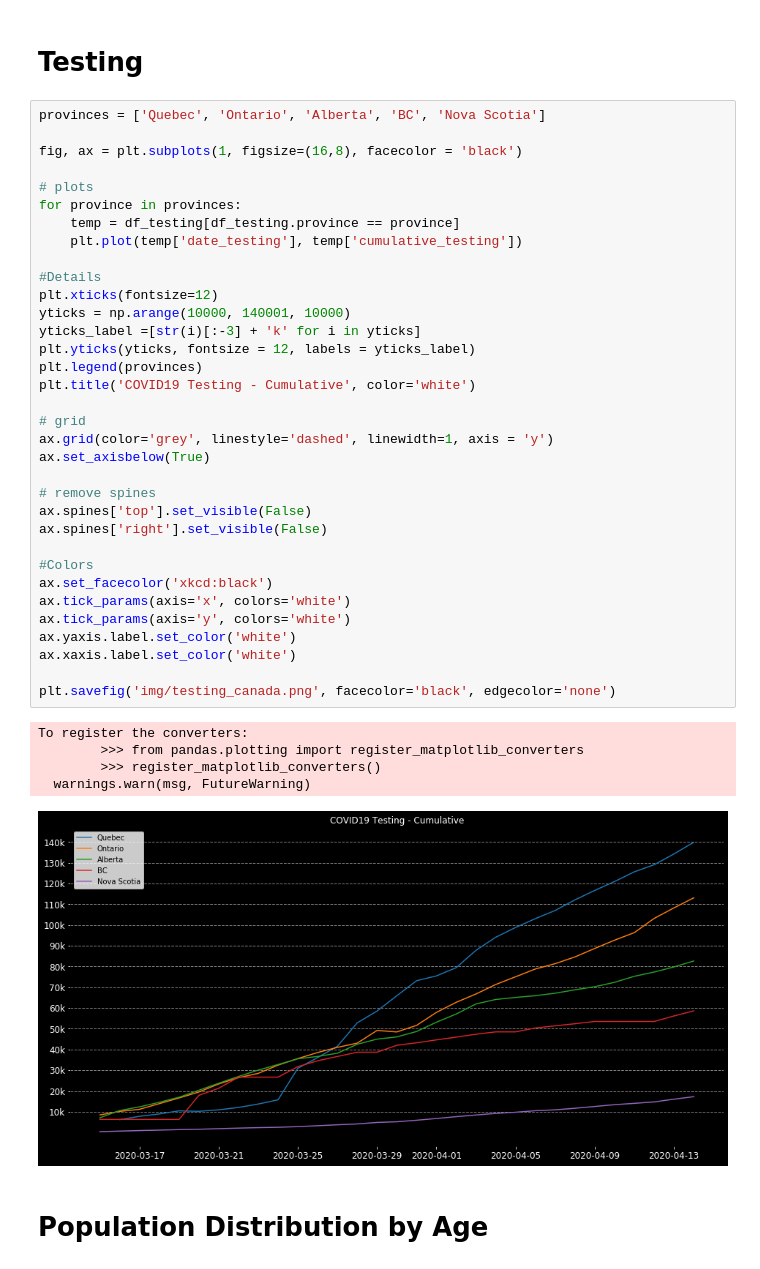
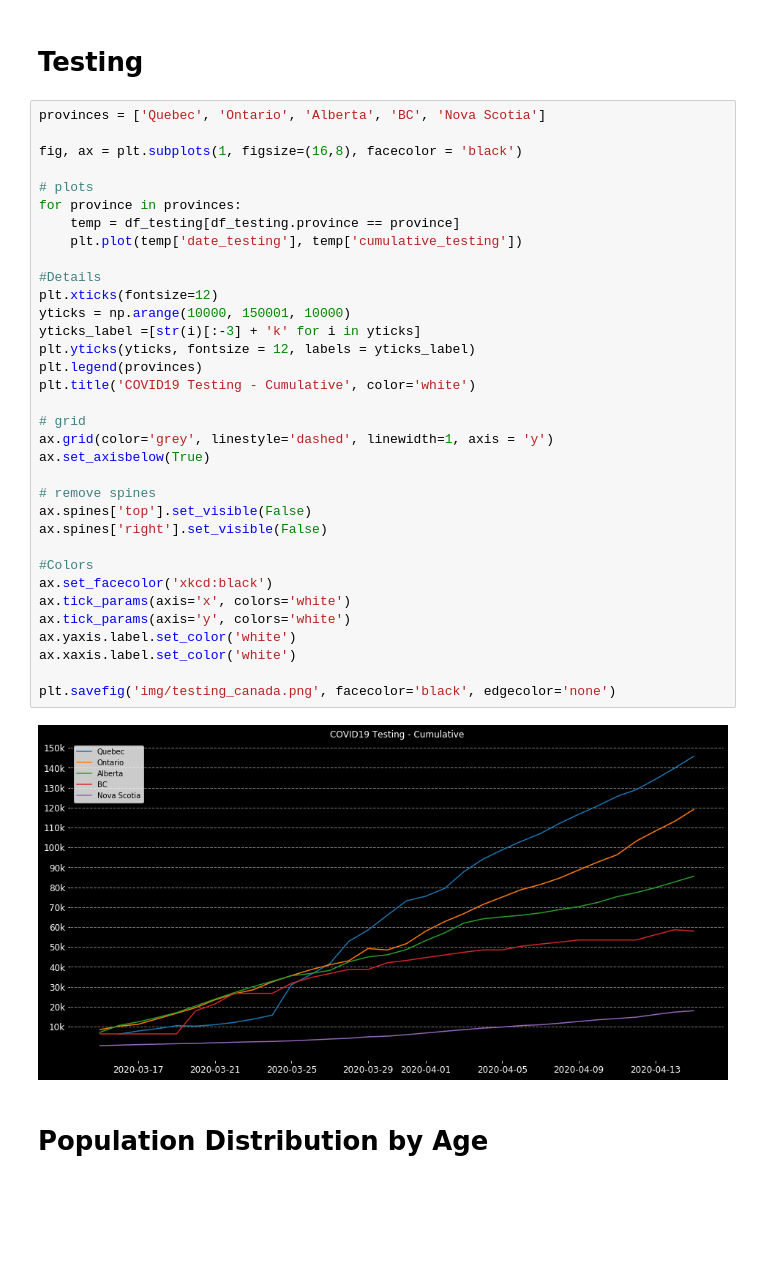
Before and after one commit to Thiagobc23/COVID-19, a Jupyter notebook: 08_canada.ipynb, the cells around one changed output. Cells and saved outputs as stored; diff of their text form; blank space fills up the shorter version.

```diff
--- a/08_canada.ipynb
+++ b/08_canada.ipynb
@@ -104,39 +104,35 @@ fig, ax = plt.subplots(1, figsize=(16,8), facecolor = 'black')
 
 # plots
 for province in provinces:
     temp = df_testing[df_testing.province == province]
     plt.plot(temp['date_testing'], temp['cumulative_testing'])
 
 #Details
 plt.xticks(fontsize=12)
-yticks = np.arange(10000, 140001, 10000)
+yticks = np.arange(10000, 150001, 10000)
 yticks_label =[str(i)[:-3] + 'k' for i in yticks]
 plt.yticks(yticks, fontsize = 12, labels = yticks_label)
 plt.legend(provinces)
 plt.title('COVID19 Testing - Cumulative', color='white')
 
 # grid
 ax.grid(color='grey', linestyle='dashed', linewidth=1, axis = 'y')
 ax.set_axisbelow(True)
 
 # remove spines
 ax.spines['top'].set_visible(False)
 ax.spines['right'].set_visible(False)
 
 #Colors
 ax.set_facecolor('xkcd:black')
 ax.tick_params(axis='x', colors='white')
 ax.tick_params(axis='y', colors='white')
 ax.yaxis.label.set_color('white')
 ax.xaxis.label.set_color('white')
 
 plt.savefig('img/testing_canada.png', facecolor='black', edgecolor='none')
 # %% [output]
-To register the converters:
-        >>> from pandas.plotting import register_matplotlib_converters
-        >>> register_matplotlib_converters()
-  warnings.warn(msg, FutureWarning)
-[figure, old version]
+[figure, new version]
 # %% [markdown]
 # Population Distribution by Age
 # %%
```
Also changed, not shown: parts of 5 cells of this notebook, 29 other files.
